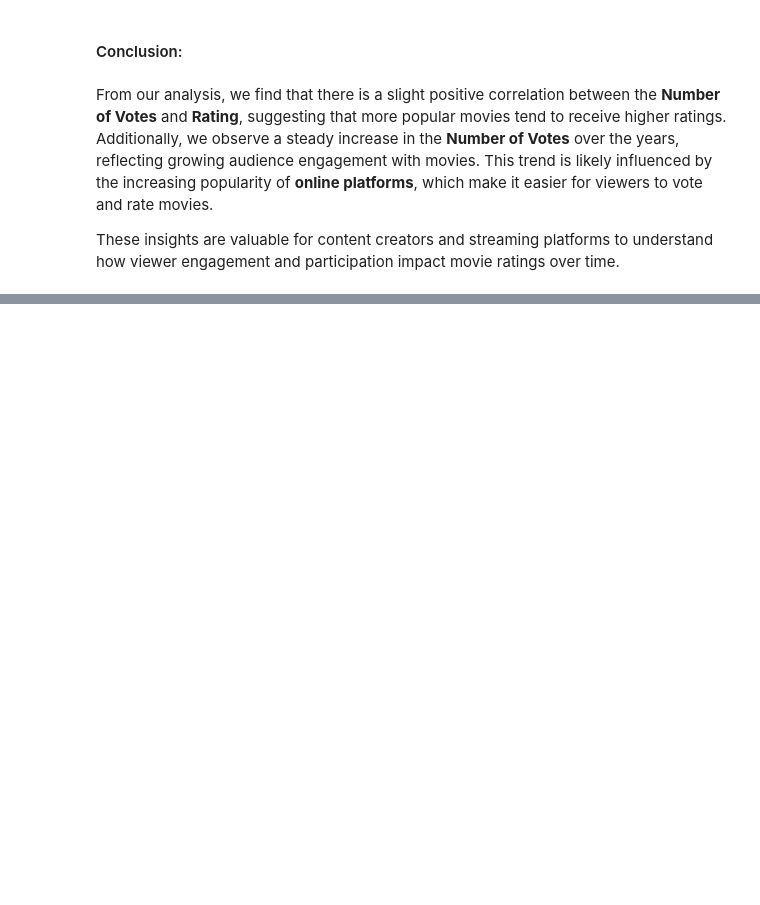
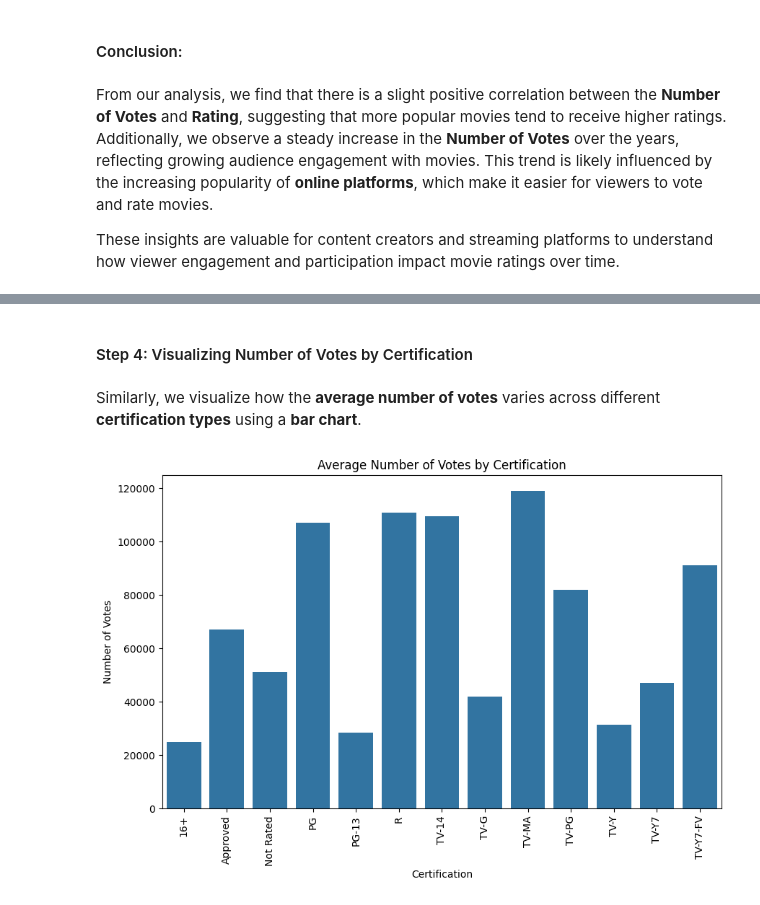
Before and after one commit to Snag69/Data-Science, a Jupyter notebook: answer-question.ipynb, the cells around one changed output, grey strips where cells are left out. Saved outputs shown, nothing was run; the diff lists cells and outputs as text; code cells hidden in the pictures; blank space fills up the shorter version.

```diff
--- a/answer-question.ipynb
+++ b/answer-question.ipynb
@@ -314,0 +350,13 @@ These insights are valuable for content creators and streaming platforms to unde
+# %% [markdown]
+#### Step 4: Visualizing Number of Votes by Certification
+# %% [markdown]
+Similarly, we visualize how the **average number of votes** varies across different **certification types** using a **bar chart**.
+# %%
+# Plotting Number of Votes by Certification
+plt.figure(figsize=(10, 6))
+sns.barplot(x='Certification', y='Number of Votes', data=certification_stats)
+plt.title('Average Number of Votes by Certification')
+plt.xticks(rotation=90)
+plt.show()
+# %% [output]
+[figure, added]
```
Also changed, not shown: parts of 18 cells of this notebook.
